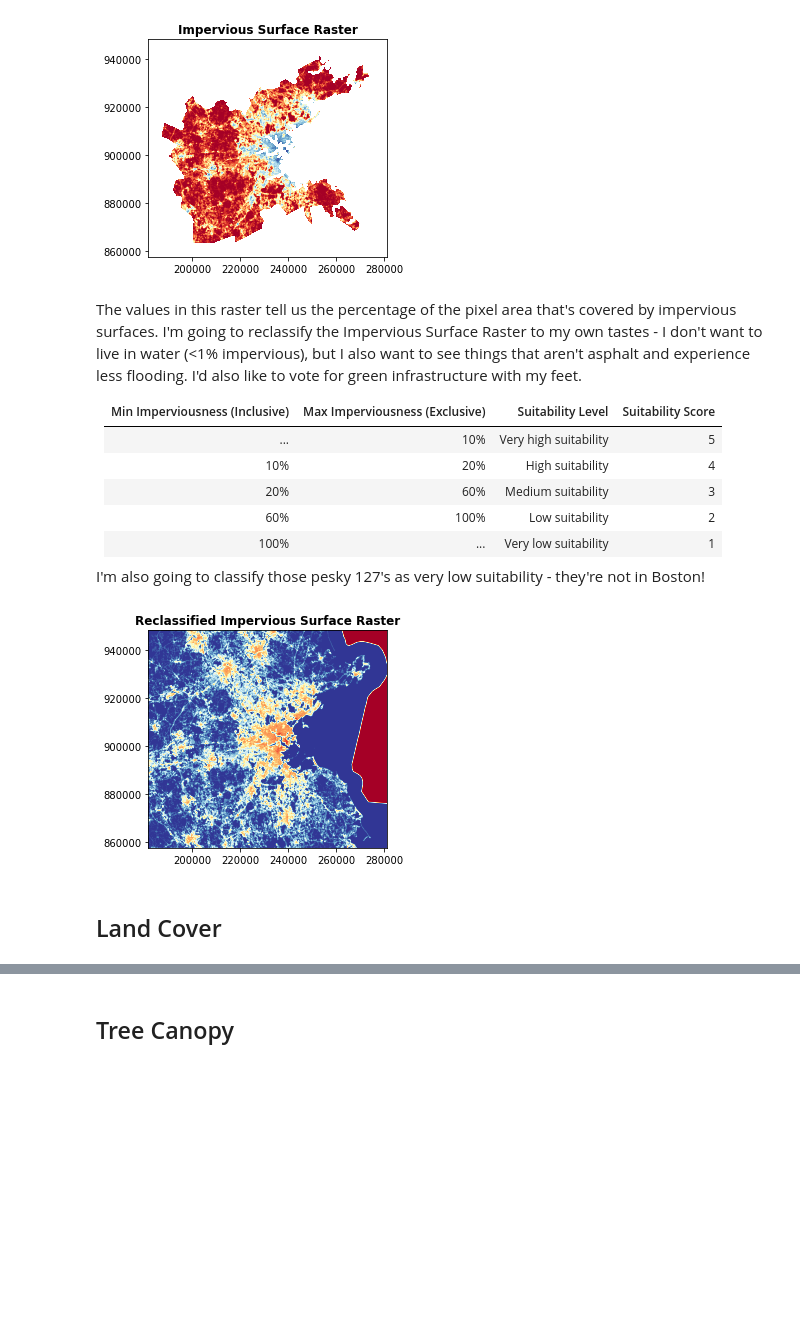
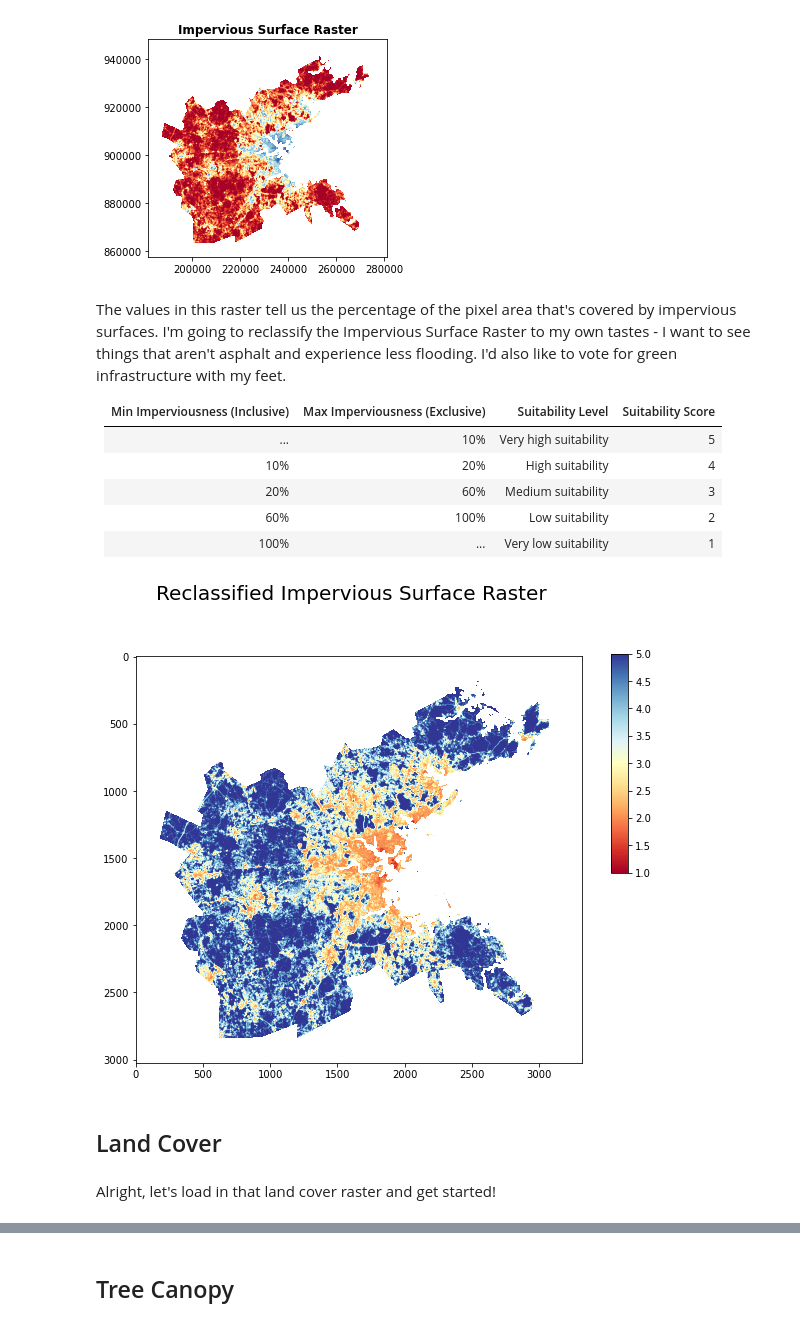
Before and after one commit to krowe42/FinalProject-LivingDecisions, a Jupyter notebook: Rowe-LivingDecisions.ipynb, the cells around one changed output, grey strips where cells are left out. Saved outputs shown, nothing was run; the diff lists cells and outputs as text; code cells hidden in the pictures; blank space fills up the shorter version.

```diff
--- a/Rowe-LivingDecisions.ipynb
+++ b/Rowe-LivingDecisions.ipynb
@@ -194,7 +194,7 @@ plt.show()
 # %% [output]
 [figure]
 # %% [markdown]
-The values in this raster tell us the percentage of the pixel area that's covered by impervious surfaces. I'm going to reclassify the Impervious Surface Raster to my own tastes - I don't want to live in water (<1% impervious), but I also want to see things that aren't asphalt and experience less flooding. I'd also like to vote for green infrastructure with my feet.
+The values in this raster tell us the percentage of the pixel area that's covered by impervious surfaces. I'm going to reclassify the Impervious Surface Raster to my own tastes - I want to see things that aren't asphalt and experience less flooding. I'd also like to vote for green infrastructure with my feet.
 
 | Min Imperviousness (Inclusive) | Max Imperviousness (Exclusive) |   Suitability Level   | Suitability Score |
 | :----------------------------: | :----------------------------: | :-------------------: | :---------------: |
@@ -203,8 +203,6 @@ The values in this raster tell us the percentage of the pixel area that's covere
 |               20%              |                60%             |   Medium suitability  |          3        |
 |               60%              |                100%            |    Low suitability    |          2        |
 |               100%             |                ...             | Very low suitability  |          1        |
-
-I'm also going to classify those pesky 127's as very low suitability - they're not in Boston!
 # %%
 # Create a new impervious surface array
 
@@ -213,16 +211,21 @@ impervious_reclass = np.full(shape, np.NaN)
 # Reclassify that surface!
 
 impervious_reclass[impervious_zip < 10] = 5
-impervious_reclass[(impervious >= 10) & (impervious < 20)] = 4
-impervious_reclass[(impervious >= 20) & (impervious < 60)] = 3
-impervious_reclass[(impervious >= 60) & (impervious < 100)] = 2
-impervious_reclass[impervious >= 100] = 1
+impervious_reclass[(impervious_zip >= 10) & (impervious_zip < 20)] = 4
+impervious_reclass[(impervious_zip >= 20) & (impervious_zip < 60)] = 3
+impervious_reclass[(impervious_zip >= 60) & (impervious_zip < 100)] = 2
+impervious_reclass[impervious_zip >= 100] = 1
 # %%
 # Let's see what it looks like now!
 
-show(impervious_reclass, title="Reclassified Impervious Surface Raster", transform=transform, cmap="RdYlBu")
+fig, ax = plt.subplots(figsize=(8,8))
+image = ax.imshow(impervious_reclass, cmap="RdYlBu")
+fig.colorbar(image, cax = fig.add_axes([.95, 0.48, 0.03, 0.38]))
+fig.suptitle("Reclassified Impervious Surface Raster", fontsize=20)
 plt.show()
 # %% [output]
-[figure, old version]
+[figure, new version]
 # %% [markdown]
 ## Land Cover
+# %% [markdown]
+Alright, let's load in that land cover raster and get started!
```
Also changed, not shown: parts of 7 cells of this notebook.
